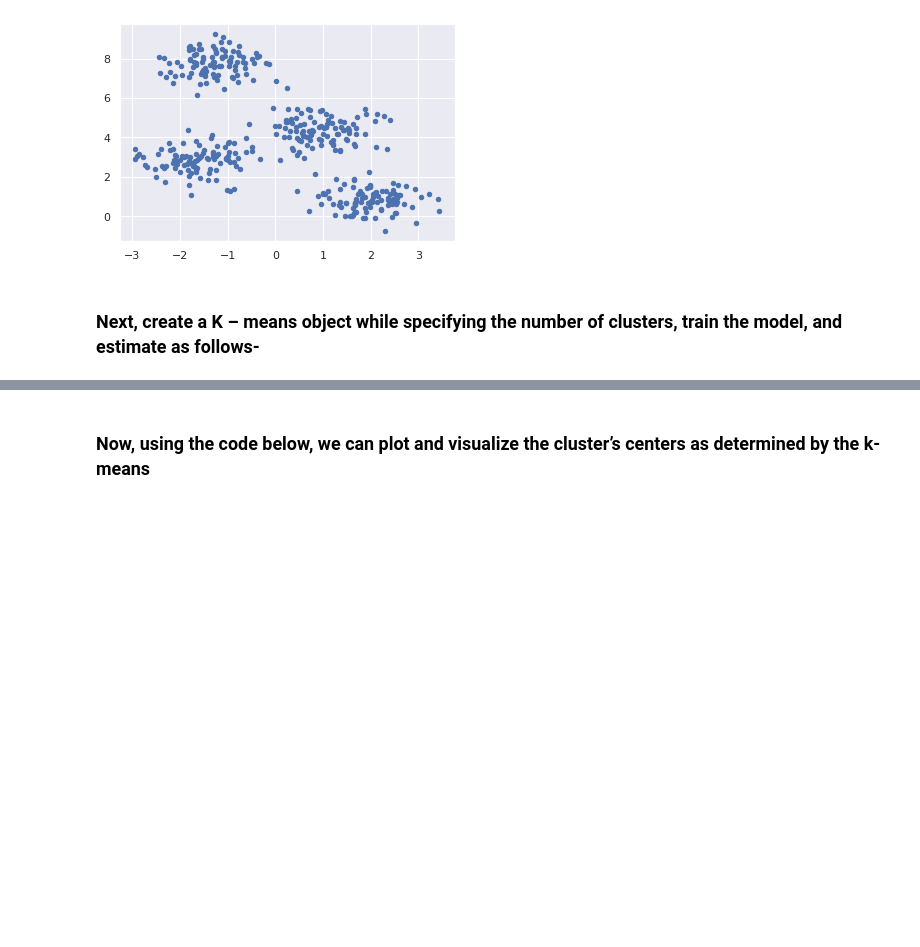
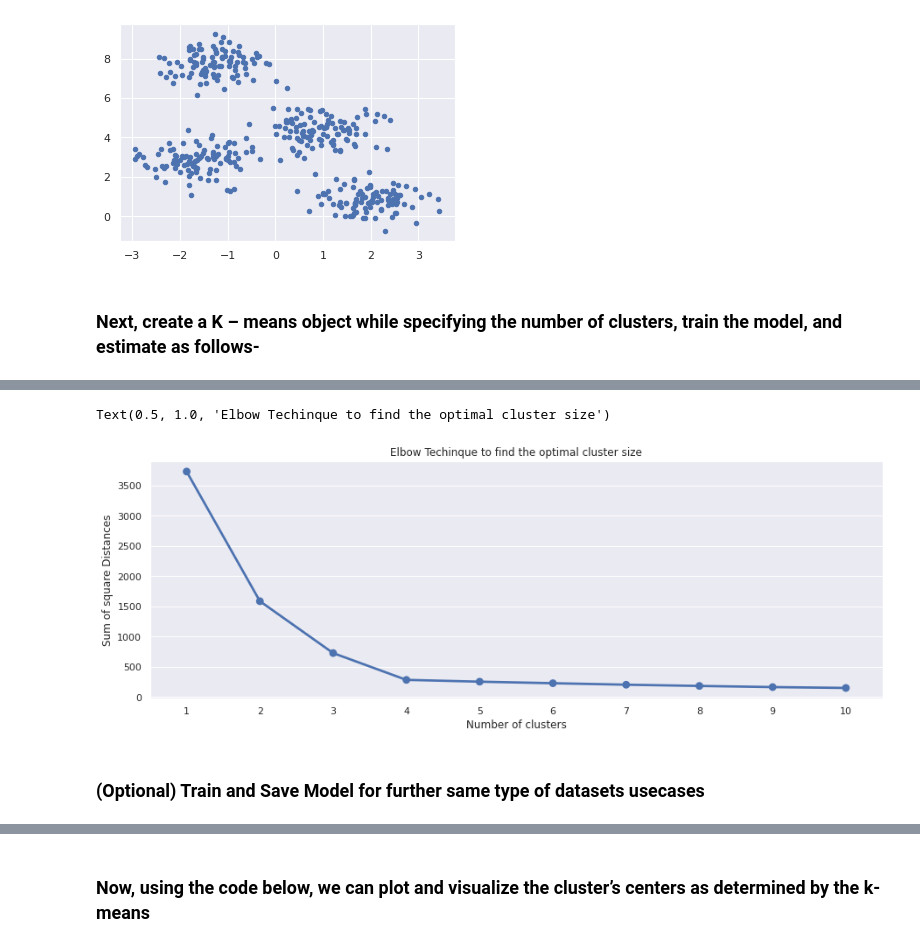
Before and after one commit to srihari-nagaraj/ai_ml_part_2, a Jupyter notebook: Basic_k_means_clustering.ipynb, the cells around one changed output, grey strips where cells are left out. Drawn from its saved outputs; the diff is of its cells as text; code cells hidden in the pictures; blank space fills up the shorter version.

```diff
--- a/Basic_k_means_clustering.ipynb
+++ b/Basic_k_means_clustering.ipynb
@@ -37 +66,19 @@ plt.show()
+# %%
+sum_of_sq_dist = {}
+for k in range(1,11):
+    km = KMeans(n_clusters= k, init= 'k-means++', max_iter= 42)
+    km = km.fit(X)
+    sum_of_sq_dist[k] = km.inertia_
+
+#Plot the graph for the sum of square distance values and Number of Clusters
+plt.figure(figsize = (15,5))
+sns.pointplot(x = list(sum_of_sq_dist.keys()), y = list(sum_of_sq_dist.values()))
+plt.xlabel("Number of clusters")
+plt.ylabel("Sum of square Distances")
+plt.title("Elbow Techinque to find the optimal cluster size")
+# %% [output]
+Text(0.5, 1.0, 'Elbow Techinque to find the optimal cluster size')
+[figure, added]
+# %% [markdown]
+### (Optional) Train and Save Model for further same type of datasets usecases
 # %%
```
Also changed, not shown: parts of 5 cells of this notebook, 1 other file.
